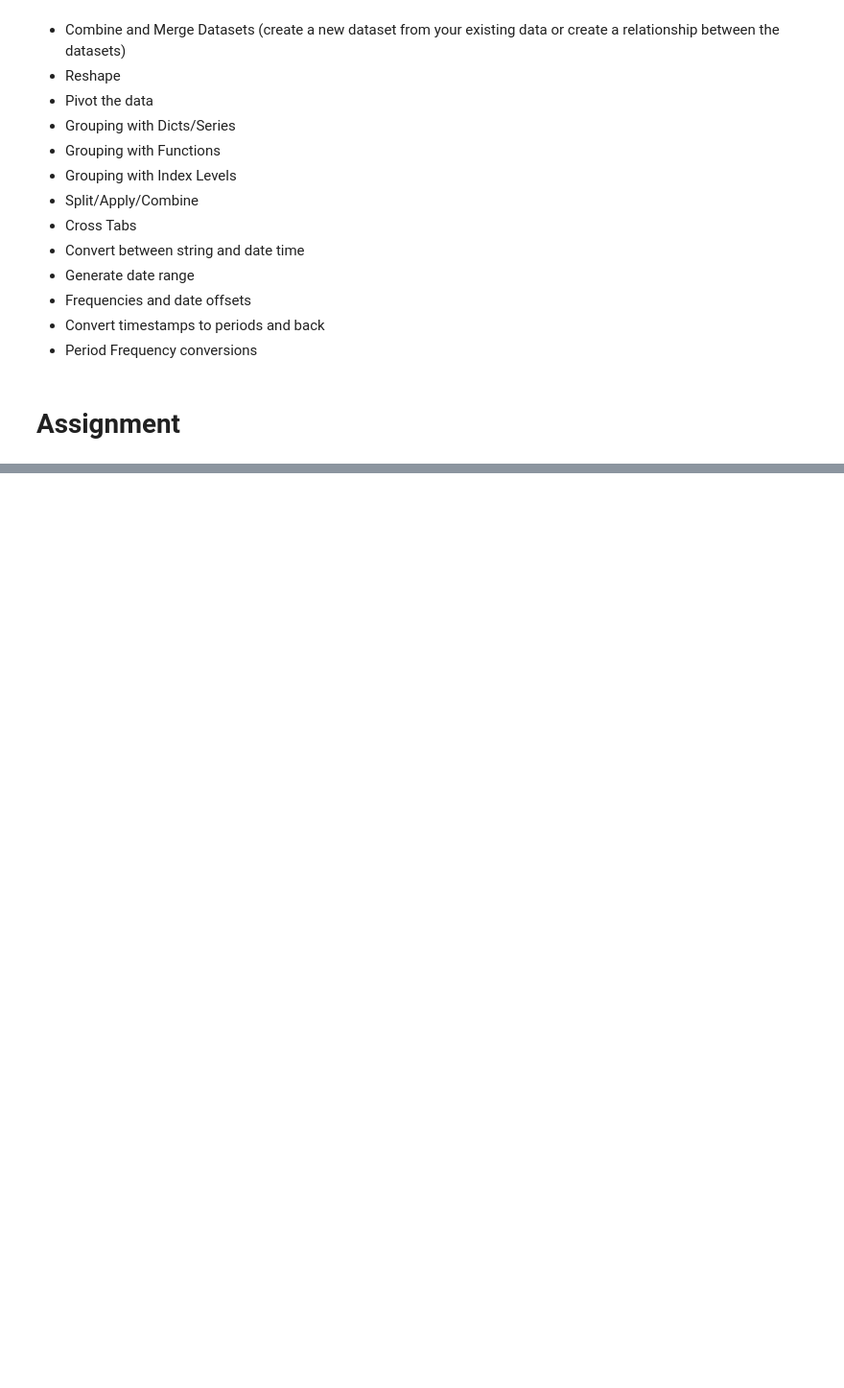
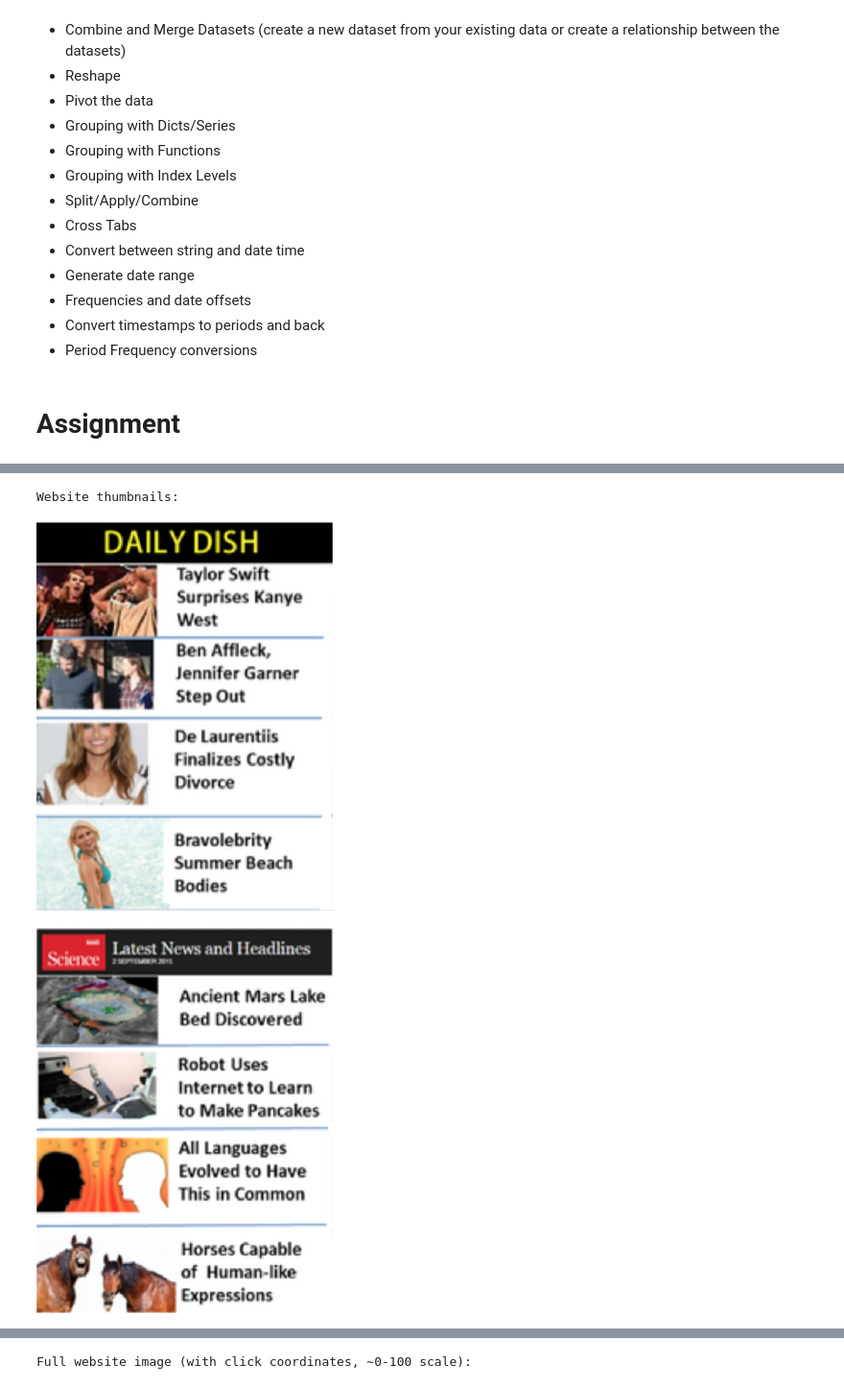
Before and after one commit to CmdrJorgs/datasci-school, a Jupyter notebook: 540/weeks_7-8/david-jorgensen_540_Week7and8.ipynb, the cells around one changed output, grey strips where cells are left out. Shown at 96% size. Saved outputs shown, nothing was run; the diff lists cells and outputs as text; code cells hidden in the pictures; blank space fills up the shorter version.

```diff
--- a/540/weeks_7-8/david-jorgensen_540_Week7and8.ipynb
+++ b/540/weeks_7-8/david-jorgensen_540_Week7and8.ipynb
@@ -42,0 +689,13 @@ candy_hierarchy_2017 = pd.read_excel('./weeks_7-8_data/candyhierarchy2017.xlsx')
+# %%
+from IPython.display import Image, display
+
+print('Website thumbnails:')
+for img in ['12-1-dailydish.png','12-2-science.png','12-3-espn.png','12-4-yahoo.png']:
+    display(Image(f'./weeks_7-8_data/{img}'))
+
+print('Full website image (with click coordinates, ~0-100 scale):')
+display(Image('./weeks_7-8_data/12-websites.png'))
+# %% [output]
+Website thumbnails:
+[figure, added]
+[figure, added]
@@ -42,0 +704 @@ candy_hierarchy_2017 = pd.read_excel('./weeks_7-8_data/candyhierarchy2017.xlsx')
+Full website image (with click coordinates, ~0-100 scale):
```
Also changed, not shown: parts of 51 cells of this notebook, 1 other file.
